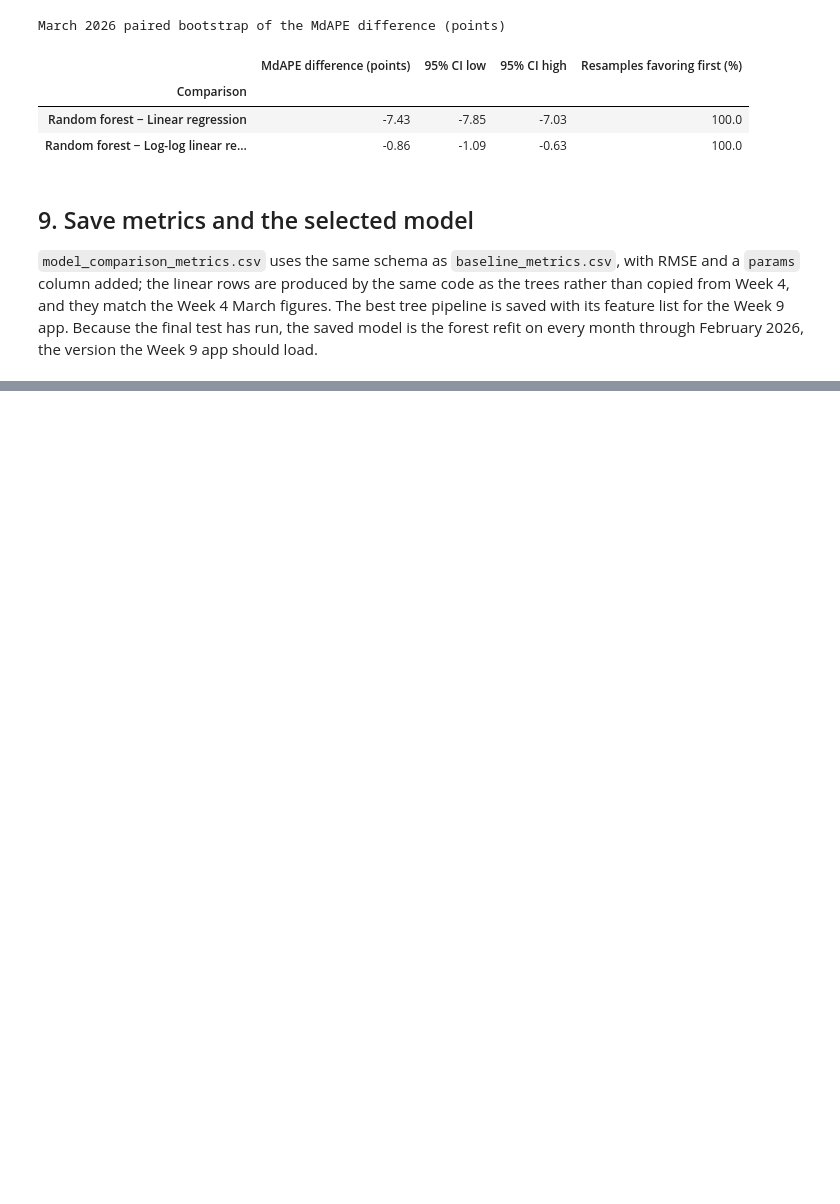
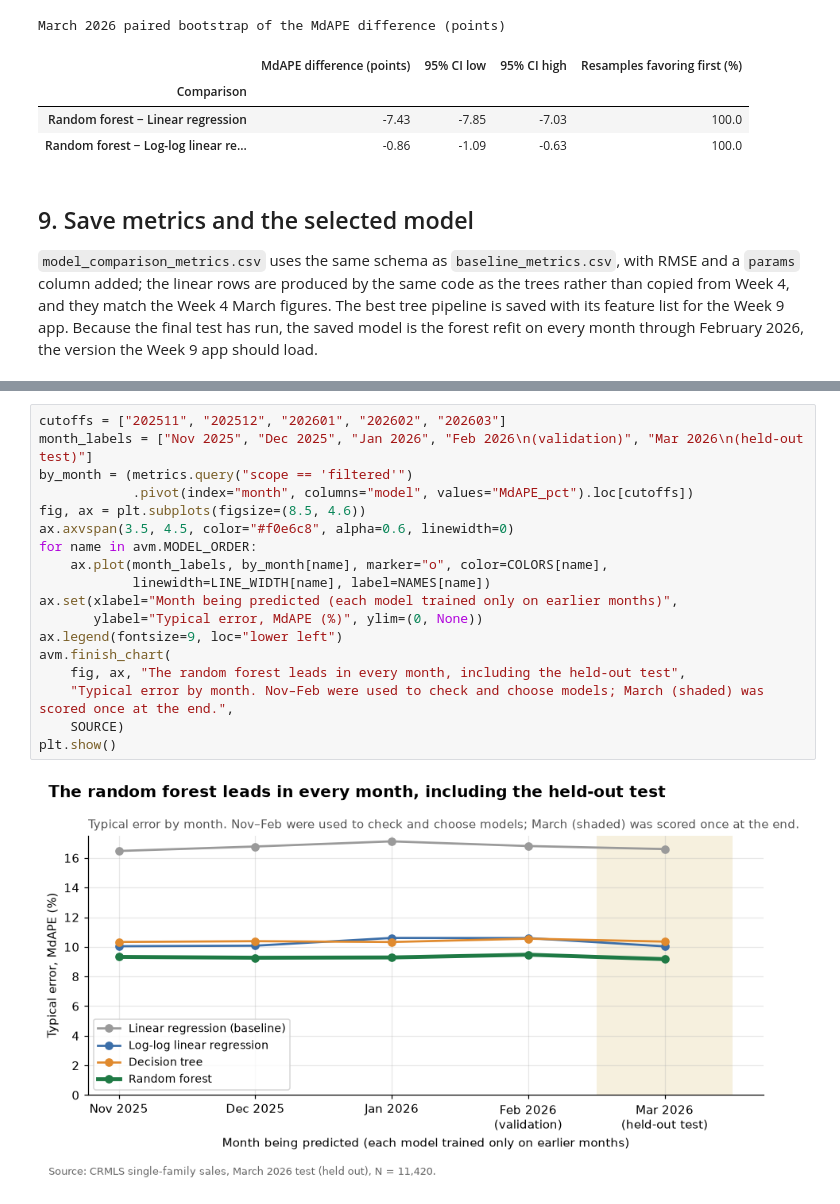
Before and after one commit to tantancodes/IDX-Exchange-Data-Science, a Jupyter notebook: notebooks/04_model_comparison.ipynb, the cells around one changed output, grey strips where cells are left out. Saved outputs shown, nothing was run; the diff lists cells and outputs as text; blank space fills up the shorter version.

```diff
--- a/notebooks/04_model_comparison.ipynb
+++ b/notebooks/04_model_comparison.ipynb
@@ -688,0 +851,20 @@ The forest's gain is real in March as well: neither interval comes close to zero
+# %%
+cutoffs = ["202511", "202512", "202601", "202602", "202603"]
+month_labels = ["Nov 2025", "Dec 2025", "Jan 2026", "Feb 2026\n(validation)", "Mar 2026\n(held-out test)"]
+by_month = (metrics.query("scope == 'filtered'")
+            .pivot(index="month", columns="model", values="MdAPE_pct").loc[cutoffs])
+fig, ax = plt.subplots(figsize=(8.5, 4.6))
+ax.axvspan(3.5, 4.5, color="#f0e6c8", alpha=0.6, linewidth=0)
+for name in avm.MODEL_ORDER:
+    ax.plot(month_labels, by_month[name], marker="o", color=COLORS[name],
+            linewidth=LINE_WIDTH[name], label=NAMES[name])
+ax.set(xlabel="Month being predicted (each model trained only on earlier months)",
+       ylabel="Typical error, MdAPE (%)", ylim=(0, None))
+ax.legend(fontsize=9, loc="lower left")
+avm.finish_chart(
+    fig, ax, "The random forest leads in every month, including the held-out test",
+    "Typical error by month. Nov–Feb were used to check and choose models; March (shaded) was scored once at the end.",
+    SOURCE)
+plt.show()
+# %% [output]
+[figure, added]
```
Also changed, not shown: parts of 14 cells of this notebook, 5 other files.
